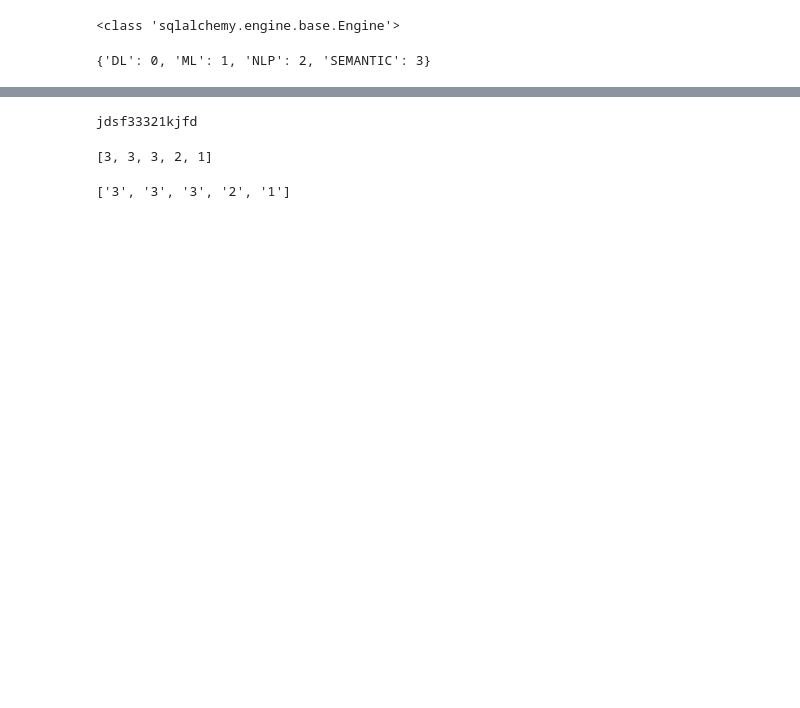
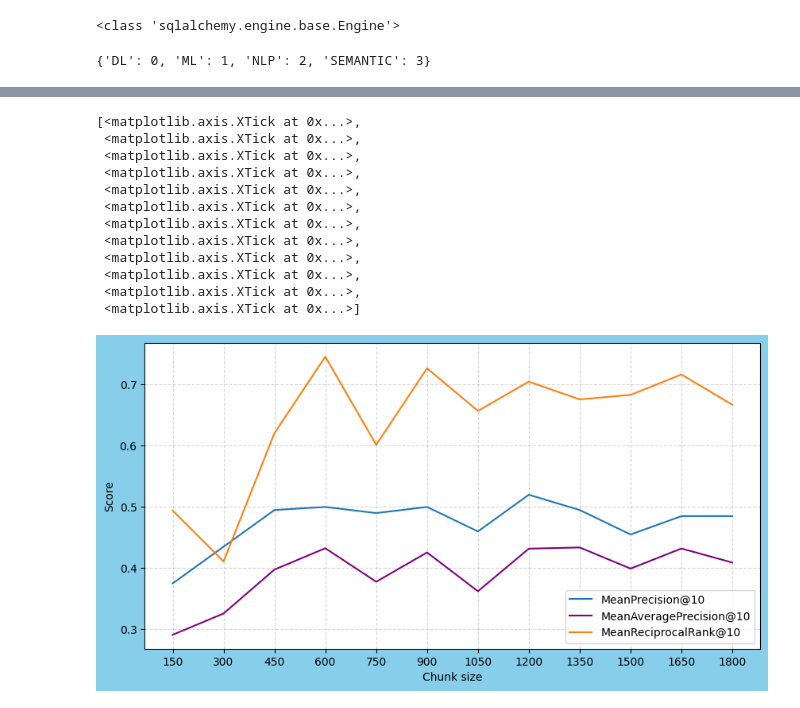
Before and after one commit to LuchianPeledutse/documentReviewSystem, a Jupyter notebook: experiments/best_naive_chunk_size.ipynb, the cells around one changed output, grey strips where cells are left out. Drawn from its saved outputs; the diff is of its cells as text; code cells hidden in the pictures; blank space fills up the shorter version.

Commit message:
Eperiment to find best chunking size

```diff
--- a/experiments/best_naive_chunk_size.ipynb
+++ b/experiments/best_naive_chunk_size.ipynb
@@ -51,13 +68,22 @@ def get_chunk_size(path_with_chunk_size: pathlib.WindowsPath) -> int:
     return  int("".join(filter(lambda x: x.isnumeric(), str(path_with_chunk_size))))
 # %%
 vector_dbs_path = pathlib.Path("vector_dbs")
-chunk_sizes = list(sorted([get_chunk_size(the_path) for the_path in vector_dbs_path]))
-count = 0
-for single_vector_db in vector_dbs_path.iterdir():
-    engine = None
+chunk_sizes = list(sorted([get_chunk_size(the_path) for the_path in vector_dbs_path.iterdir()]))
+metrics_dict = {}
+for chunk_size in chunk_sizes:
     vectordb = VectorDb(relational_db_engine = engine,
                         embedding_function = embedding_model,
-                        tablename = f'DOCS_CHUNK_SIZE_{count}')
-
-    count += 1
+                        tablename = f'DOCS_CHUNK_SIZE_{chunk_size}')
+    vectordb.load_index(f".\\vector_dbs\\EMBD_CHUNKS_OF_SIZE_{chunk_size}.index")
+    extracted_labels = []
+    for key_query in test_queries:
+        queries = test_queries[key_query]
+        retrieverModule = RetrieverModule(vector_database = vectordb, k = 10)
+        for query in queries:
+            labels_retrieved = list(map(lambda tup: tup[2], retrieverModule.retrieve(query)))
+            extracted_labels.append((labels_retrieved, label_dict[key_query]))
+    total_size = len(extracted_labels)
+    metrics_dict[chunk_size] = {"MeanPrecision": sum(precision(tup[0], true_label=tup[1]) for tup in extracted_labels)/total_size,
+                                "MeanAveragePrecision": sum(average_precision(tup[0], true_label=tup[1]) for tup in extracted_labels)/total_size,
+                                "MeanRR": sum(rr(tup[0], true_label=tup[1]) for tup in extracted_labels)/total_size}
 # %% [output]
@@ -76,14 +102,25 @@ vector_dbs\EMBD_CHUNKS_OF_SIZE_900.index
-# %%
-some_string = 'jdsf33321kjfd'
-print(some_string)
-# %% [output]
-jdsf33321kjfd
-# %%
-iterator = list(map(lambda x: int(x), filter(lambda x: x.isnumeric(), some_string)))
-iterator
-# %% [output]
-[3, 3, 3, 2, 1]
-# %%
-list(iterator)
-# %% [output]
-['3', '3', '3', '2', '1']
+# %%
+metrics_figure = plt.figure(figsize = (10, 5), facecolor = 'skyblue')
+metrics_ax = metrics_figure.add_subplot()
+metrics_ax.grid(linestyle = '--', alpha = 0.5)
+metrics_ax.plot(metrics_dict.keys(), [metrics_dict[the_key]["MeanPrecision"] for the_key in metrics_dict.keys()], label = "MeanPrecision@10")
+metrics_ax.plot(metrics_dict.keys(), [metrics_dict[the_key]["MeanAveragePrecision"] for the_key in metrics_dict.keys()], label = "MeanAveragePrecision@10", color="purple")
+metrics_ax.plot(metrics_dict.keys(), [metrics_dict[the_key]["MeanRR"] for the_key in metrics_dict.keys()], label = "MeanReciprocalRank@10")
+metrics_ax.set_ylabel("Score")
+metrics_ax.set_xlabel("Chunk size")
+metrics_ax.legend()
+metrics_ax.set_xticks(list(metrics_dict.keys()))
+# %% [output]
+[<matplotlib.axis.XTick at 0x...>,
+ <matplotlib.axis.XTick at 0x...>,
+ <matplotlib.axis.XTick at 0x...>,
+ <matplotlib.axis.XTick at 0x...>,
+ <matplotlib.axis.XTick at 0x...>,
+ <matplotlib.axis.XTick at 0x...>,
+ <matplotlib.axis.XTick at 0x...>,
+ <matplotlib.axis.XTick at 0x...>,
+ <matplotlib.axis.XTick at 0x...>,
+ <matplotlib.axis.XTick at 0x...>,
+ <matplotlib.axis.XTick at 0x...>,
+ <matplotlib.axis.XTick at 0x...>]
+[figure, added]
```
Also changed, not shown: parts of 3 cells of this notebook.
